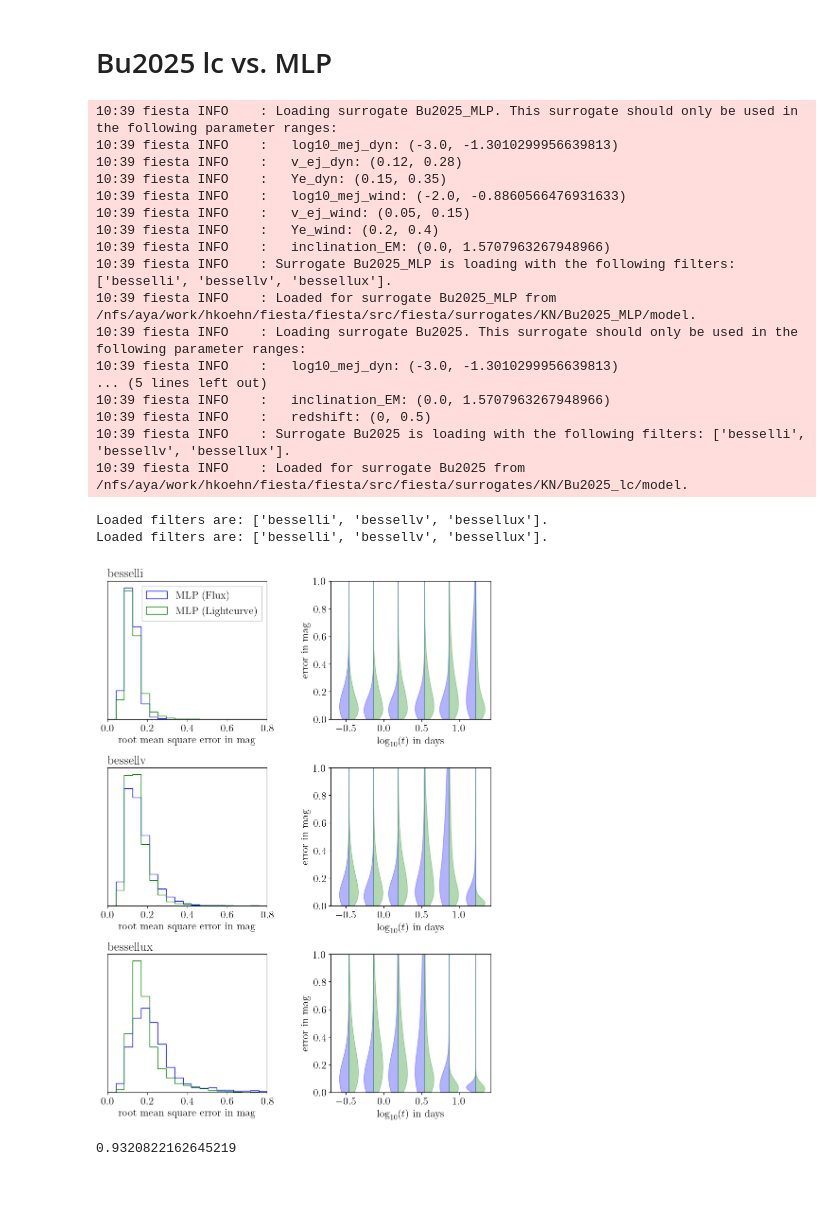
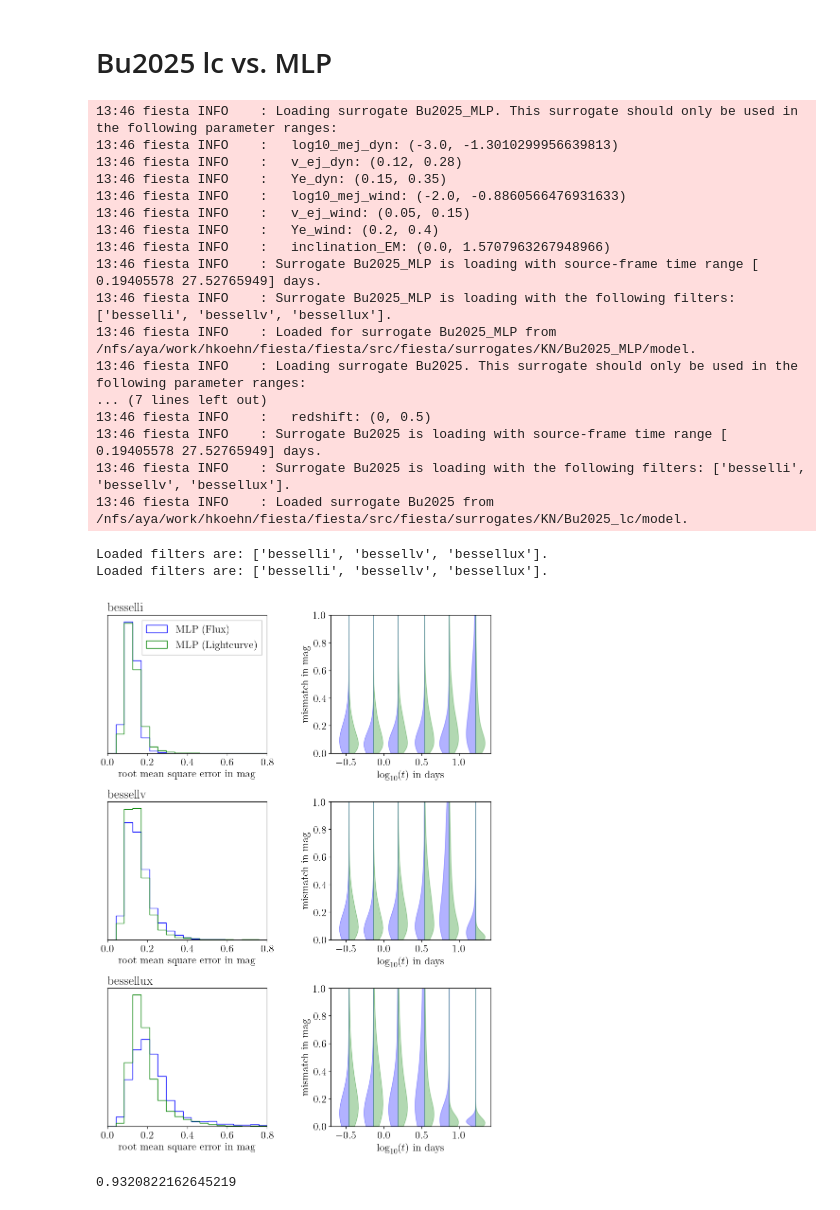
Before and after one commit to nuclear-multimessenger-astronomy/paper_fiesta, a Jupyter notebook: benchmarking/benchmark_KN.ipynb, the cells around one changed output. Drawn from its saved outputs; the diff is of its cells as text; code cells hidden in the pictures.

```diff
--- a/benchmarking/benchmark_KN.ipynb
+++ b/benchmarking/benchmark_KN.ipynb
@@ -33,13 +33,13 @@ model2 = AfterglowFlux("Bu2025_CVAE",
 
 benchmarker1 = Benchmarker(
                     model = model1,
-                    data_file = "/home/aya/work/hkoehn/fiesta/fiesta/surrogates/KN/training_data/Bu2025_raw_data.h5",
+                    data_file = "/home/aya/work/hkoehn/fiesta/fiesta/surrogates/KN/_training_data/Bu2025_raw_data.h5",
                     metric_name = "L2"
                     )
 
 benchmarker2 = Benchmarker(
                     model = model2,
-                    data_file = "/home/aya/work/hkoehn/fiesta/fiesta/surrogates/KN/training_data/Bu2025_raw_data.h5",
+                    data_file = "/home/aya/work/hkoehn/fiesta/fiesta/surrogates/KN/_training_data/Bu2025_raw_data.h5",
                     metric_name = "L2"
                     )
 # %% [output]
@@ -95,7 +91,7 @@ for filter, cax in zip(FILTERS, ax[:,1]):
         pc.set_facecolor("green")
         pc.set_edgecolor("green")
 
-    cax.set(xlabel = "$\\log_{10}(t)$ in days", ylabel = "error in mag", xscale = "linear", xlim = (-0.5, np.log10(20)), ylim = (0,1))
+    cax.set(xlabel = "$\\log_{10}(t)$ in days", ylabel = "mismatch in mag", xscale = "linear", xlim = (-0.5, np.log10(20)), ylim = (0,1))
 
 ax[0,0].legend(fancybox=False, framealpha=1, fontsize = 16)
 fig.savefig("./benchmark_Bu2025.pdf", dpi =300)
@@ -116,33 +113,33 @@ model2 = BullaLightcurveModel("Bu2025",
 
 benchmarker1 = Benchmarker(
                     model = model1,
-                    data_file = "/home/aya/work/hkoehn/fiesta/fiesta/surrogates/KN/training_data/Bu2025_raw_data.h5",
+                    data_file = "/home/aya/work/hkoehn/fiesta/fiesta/surrogates/KN/_training_data/Bu2025_raw_data.h5",
                     metric_name = "L2"
                     )
 
 benchmarker2 = Benchmarker(
                     model = model2,
-                    data_file = "/home/aya/work/hkoehn/fiesta/fiesta/surrogates/KN/training_data/Bu2025_raw_data.h5",
+                    data_file = "/home/aya/work/hkoehn/fiesta/fiesta/surrogates/KN/_training_data/Bu2025_raw_data.h5",
                     metric_name = "L2"
                     )
 # %% [output]
-10:39 fiesta INFO    : Loading surrogate Bu2025_MLP. This surrogate should only be used in the following parameter ranges:
-10:39 fiesta INFO    :   log10_mej_dyn: (-3.0, -1.3010299956639813)
-10:39 fiesta INFO    :   v_ej_dyn: (0.12, 0.28)
-10:39 fiesta INFO    :   Ye_dyn: (0.15, 0.35)
-10:39 fiesta INFO    :   log10_mej_wind: (-2.0, -0.8860566476931633)
-10:39 fiesta INFO    :   v_ej_wind: (0.05, 0.15)
-10:39 fiesta INFO    :   Ye_wind: (0.2, 0.4)
-10:39 fiesta INFO    :   inclination_EM: (0.0, 1.5707963267948966)
-10:39 fiesta INFO    : Surrogate Bu2025_MLP is loading with the following filters: ['besselli', 'bessellv', 'bessellux'].
-10:39 fiesta INFO    : Loaded for surrogate Bu2025_MLP from /nfs/aya/work/hkoehn/fiesta/fiesta/src/fiesta/surrogates/KN/Bu2025_MLP/model.
-10:39 fiesta INFO    : Loading surrogate Bu2025. This surrogate should only be used in the following parameter ranges:
-10:39 fiesta INFO    :   log10_mej_dyn: (-3.0, -1.3010299956639813)
-... (5 lines left out)
-10:39 fiesta INFO    :   inclination_EM: (0.0, 1.5707963267948966)
-10:39 fiesta INFO    :   redshift: (0, 0.5)
-10:39 fiesta INFO    : Surrogate Bu2025 is loading with the following filters: ['besselli', 'bessellv', 'bessellux'].
-10:39 fiesta INFO    : Loaded for surrogate Bu2025 from /nfs/aya/work/hkoehn/fiesta/fiesta/src/fiesta/surrogates/KN/Bu2025_lc/model.
+13:46 fiesta INFO    : Loading surrogate Bu2025_MLP. This surrogate should only be used in the following parameter ranges:
+13:46 fiesta INFO    :   log10_mej_dyn: (-3.0, -1.3010299956639813)
+13:46 fiesta INFO    :   v_ej_dyn: (0.12, 0.28)
+13:46 fiesta INFO    :   Ye_dyn: (0.15, 0.35)
+13:46 fiesta INFO    :   log10_mej_wind: (-2.0, -0.8860566476931633)
+13:46 fiesta INFO    :   v_ej_wind: (0.05, 0.15)
+13:46 fiesta INFO    :   Ye_wind: (0.2, 0.4)
+13:46 fiesta INFO    :   inclination_EM: (0.0, 1.5707963267948966)
+13:46 fiesta INFO    : Surrogate Bu2025_MLP is loading with source-frame time range [ 0.19405578 27.52765949] days.
+13:46 fiesta INFO    : Surrogate Bu2025_MLP is loading with the following filters: ['besselli', 'bessellv', 'bessellux'].
+13:46 fiesta INFO    : Loaded for surrogate Bu2025_MLP from /nfs/aya/work/hkoehn/fiesta/fiesta/src/fiesta/surrogates/KN/Bu2025_MLP/model.
+13:46 fiesta INFO    : Loading surrogate Bu2025. This surrogate should only be used in the following parameter ranges:
+... (7 lines left out)
+13:46 fiesta INFO    :   redshift: (0, 0.5)
+13:46 fiesta INFO    : Surrogate Bu2025 is loading with source-frame time range [ 0.19405578 27.52765949] days.
+13:46 fiesta INFO    : Surrogate Bu2025 is loading with the following filters: ['besselli', 'bessellv', 'bessellux'].
+13:46 fiesta INFO    : Loaded surrogate Bu2025 from /nfs/aya/work/hkoehn/fiesta/fiesta/src/fiesta/surrogates/KN/Bu2025_lc/model.
 Loaded filters are: ['besselli', 'bessellv', 'bessellux'].
 Loaded filters are: ['besselli', 'bessellv', 'bessellux'].
 # %%
@@ -152,35 +149,35 @@ fig.subplots_adjust(wspace = 0.4, hspace =0.35, bottom = 0.05, top = 0.95, left
 for filter, cax in zip(FILTERS, ax[:,0]):
 
     cax.hist(benchmarker1.error[filter], color = "blue", histtype = "step", bins = np.linspace(0, 0.8, 20), density = True, label = "MLP (Flux)")
     cax.hist(benchmarker2.error[filter], color = "green", histtype = "step", bins = np.linspace(0, 0.8, 20), density = True, label = "MLP (Lightcurve)")
     cax.set_yticks([])
     cax.set_xlabel("root mean square error in mag")
     cax.set_xlim((0,0.8))
     cax.set_title(filter, loc = "left")
 
 for filter, cax in zip(FILTERS, ax[:,1]):
     error = np.abs(benchmarker1.pred_mag[filter] - benchmarker1.test_mag[filter])
     error[np.isinf(error) | np.isnan(error)] = 0.
     indices = np.linspace(10, len(model1.times)-10, 6).astype(int)
     parts1 = cax.violinplot(error[:, indices], positions=np.log10(model1.times[indices]), widths=0.25, side="low", showextrema=False, points=500)
     for pc in parts1["bodies"]:
         pc.set_facecolor("blue")
         pc.set_edgecolor("blue")
 
     error = np.abs(benchmarker2.pred_mag[filter] - benchmarker2.test_mag[filter])
     error[np.isinf(error) | np.isnan(error)] = 0.
     indices = np.linspace(10, len(model2.times)-10, 6).astype(int)
     parts2 = cax.violinplot(error[:, indices], positions=np.log10(model2.times[indices]), widths=0.25, side="high", showextrema=False, points=500)
     for pc in parts2["bodies"]:
         pc.set_facecolor("green")
         pc.set_edgecolor("green")
 
-    cax.set(xlabel = "$\\log_{10}(t)$ in days", ylabel = "error in mag", xscale = "linear", xlim = (-0.7, np.log10(26)), ylim = (0,1))
+    cax.set(xlabel = "$\\log_{10}(t)$ in days", ylabel = "mismatch in mag", xscale = "linear", xlim = (-0.7, np.log10(26)), ylim = (0,1))
 
 ax[0,0].legend(fancybox=False, framealpha=1, fontsize = 16)
 fig.savefig("./benchmark_Bu2025.pdf", dpi =300)
 # %% [output]
-[figure, old version]
+[figure, new version]
 # %%
 high_error_fraction(benchmarker1.test_mag, benchmarker1.pred_mag, "bessellux")
 # %% [output]
```
Also changed, not shown: parts of 2 cells of this notebook, 12 other files.
